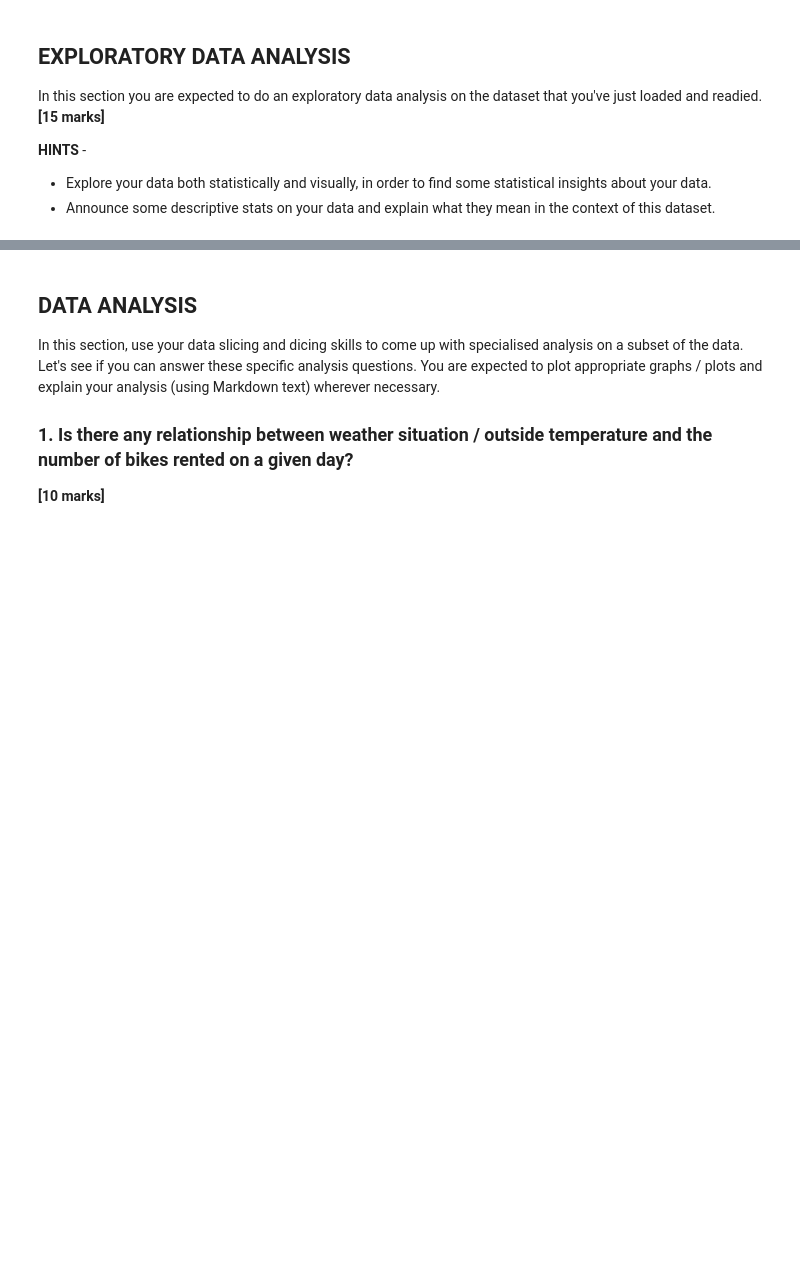
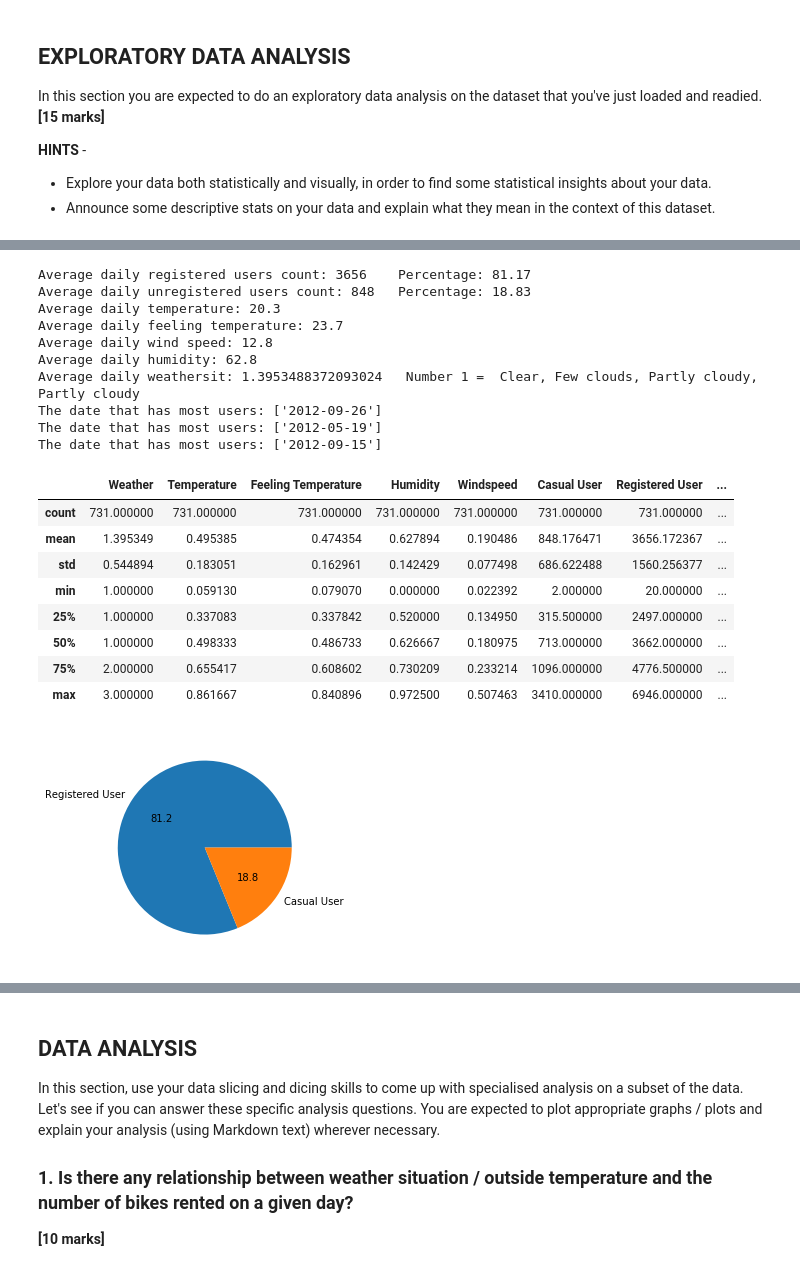
Before and after one commit to DannyFirmin/BikeShare-LinearRegression, a Jupyter notebook: Assignment-1.ipynb, the cells around one changed output, grey strips where cells are left out. Cells and saved outputs as stored; diff of their text form; code cells hidden in the pictures; blank space fills up the shorter version.

```diff
--- a/Assignment-1.ipynb
+++ b/Assignment-1.ipynb
@@ -220,0 +182,55 @@ Most popluar Weekday: 0 which is Sunday
+# %%
+# YOUR CODE HERE
+regist = round(df_bikes['Registered User'].mean())
+unregist = round(df_bikes['Casual User'].mean())
+allusers = regist + unregist
+print("Average daily registered users count:", regist,"   Percentage:", round(regist/allusers*100,2))
+print("Average daily unregistered users count:", unregist,"  Percentage:",round(unregist/allusers*100,2))
+print("Average daily temperature:", round((df_bikes['Temperature'].mean()) * 41,1))
+print("Average daily feeling temperature:", round((df_bikes['Feeling Temperature'].mean()) * 50,1))
+print("Average daily wind speed:",round((df_bikes['Windspeed'].mean()) * 67,1))
+print("Average daily humidity:",round((df_bikes['Humidity'].mean()) * 100,1))
+print("Average daily weathersit:",df_bikes['Weather'].mean(), "  Number 1 =  Clear, Few clouds, Partly cloudy, Partly cloudy")
+
+# Find which date that has most users
+most_user = df_bikes['Registered User'].max()
+most_user_row = df_bikes.loc[df_bikes['Registered User'] == most_user]
+print("The date that has most users:",most_user_row.Date.values)
+
+# Find which date that has most causal users
+most_user = df_bikes['Casual User'].max()
+most_user_row = df_bikes.loc[df_bikes['Casual User'] == most_user]
+print("The date that has most users:",most_user_row.Date.values)
+
+# Find which date that has most causal users
+most_user = df_bikes['Rented Bikes'].max()
+most_user_row = df_bikes.loc[df_bikes['Rented Bikes'] == most_user]
+print("The date that has most users:",most_user_row.Date.values)
+
+plt.pie([regist,unregist],labels=['Registered User','Casual User'],autopct='%.1f')
+df_bikes.describe().drop(columns=['Season','Year','Month','Weekday','Working Day'])
+
+# print("Mean (Statistics module): ", df_bikes.mean(sample_Data))
+# mean_rating = tmp.groupby('title').mean()
+# mean_rating.sort_values('rating', ascending=False).head()
+# %% [output]
+Average daily registered users count: 3656    Percentage: 81.17
+Average daily unregistered users count: 848   Percentage: 18.83
+Average daily temperature: 20.3
+Average daily feeling temperature: 23.7
+Average daily wind speed: 12.8
+Average daily humidity: 62.8
+Average daily weathersit: 1.3953488372093024   Number 1 =  Clear, Few clouds, Partly cloudy, Partly cloudy
+The date that has most users: ['2012-09-26']
+The date that has most users: ['2012-05-19']
+The date that has most users: ['2012-09-15']
+|  | Weather | Temperature | Feeling Temperature | Humidity | Windspeed | Casual User | Registered User | ... |
+| count | 731.000000 | 731.000000 | 731.000000 | 731.000000 | 731.000000 | 731.000000 | 731.000000 | ... |
+| mean | 1.395349 | 0.495385 | 0.474354 | 0.627894 | 0.190486 | 848.176471 | 3656.172367 | ... |
+| std | 0.544894 | 0.183051 | 0.162961 | 0.142429 | 0.077498 | 686.622488 | 1560.256377 | ... |
+| min | 1.000000 | 0.059130 | 0.079070 | 0.000000 | 0.022392 | 2.000000 | 20.000000 | ... |
+| 25% | 1.000000 | 0.337083 | 0.337842 | 0.520000 | 0.134950 | 315.500000 | 2497.000000 | ... |
+| 50% | 1.000000 | 0.498333 | 0.486733 | 0.626667 | 0.180975 | 713.000000 | 3662.000000 | ... |
+| 75% | 2.000000 | 0.655417 | 0.608602 | 0.730209 | 0.233214 | 1096.000000 | 4776.500000 | ... |
+| max | 3.000000 | 0.861667 | 0.840896 | 0.972500 | 0.507463 | 3410.000000 | 6946.000000 | ... |
+[figure, added]
```
Also changed, not shown: parts of 9 cells of this notebook.
